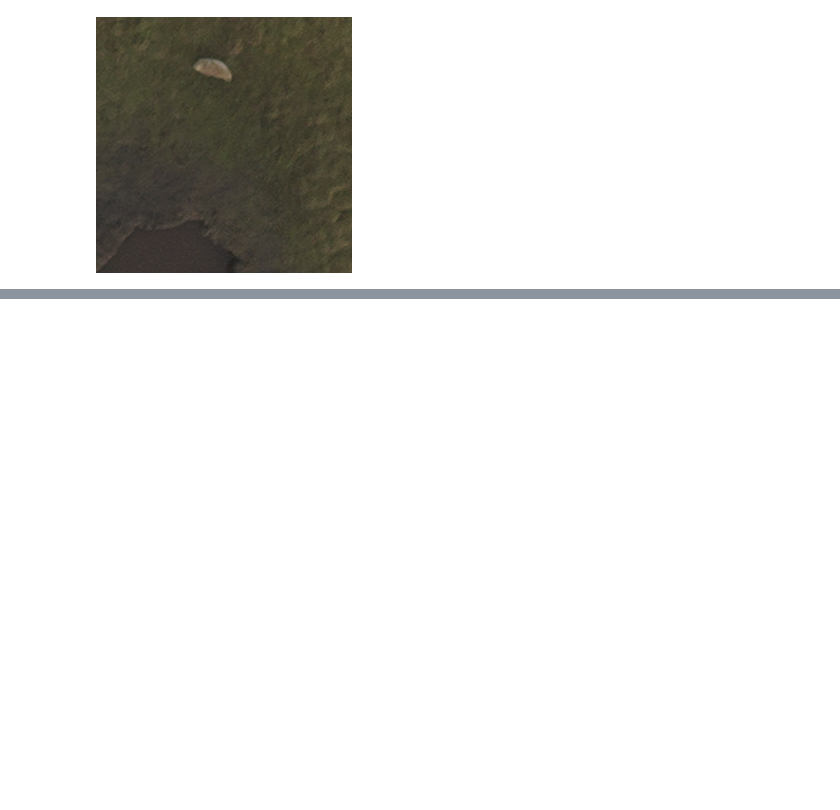
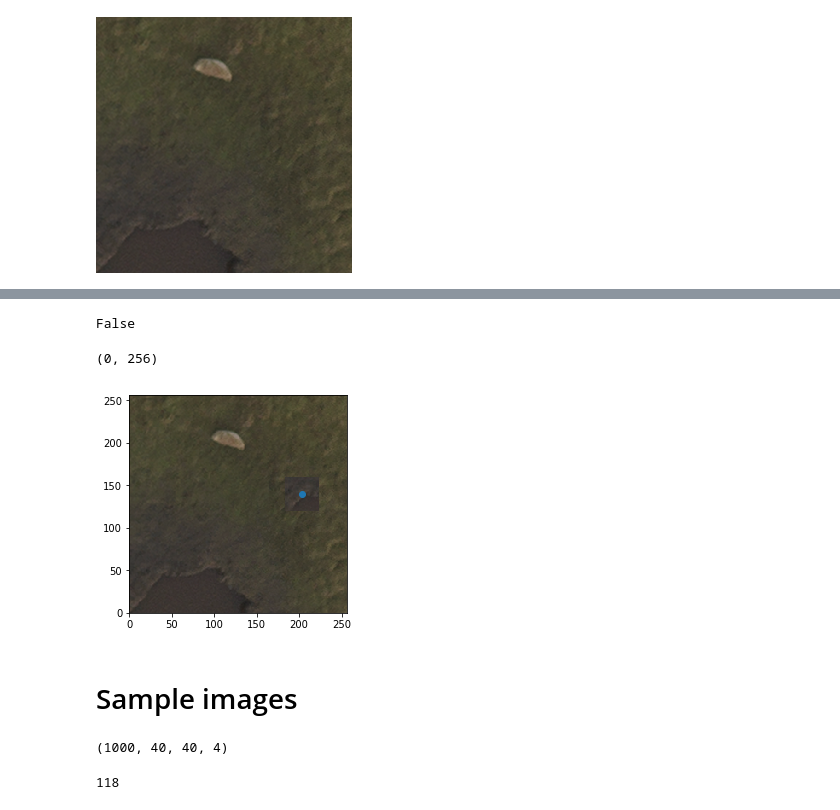
Before and after one commit to alex-schaaf/savewally, a Jupyter notebook: window_size.ipynb, the cells around one changed output, grey strips where cells are left out. Drawn from its saved outputs; the diff is of its cells as text; code cells hidden in the pictures; blank space fills up the shorter version.

```diff
--- a/window_size.ipynb
+++ b/window_size.ipynb
@@ -124,3 +146,0 @@ centroid
-# %%
-def box(c, dx, dy):
-    return c[0] - dx, c[0] + dx, c[1] - dy, c[1] + dy
@@ -152,17 +173,19 @@ i = -3
 img = images[i]
 patches = []
 seal_bool = []
-dx = 40
-dy = 40
+dx = 20
+dy = 20
+patches_box = []
 
 sealx, sealy = x_pixels[i], y_pixels[i]
+seal_box = do_box(sealx, sealy, dx, dy)
 
-for i in range(20):
-    x,y = (np.random.randint(0, 256 - dx),
-         np.random.randint(0, 256 - dy))
-    if sealx > x and sealx <= x + dx and sealy > y and sealy <= y + dy:
-        seal_bool.append(True)
-    else:
-        seal_bool.append(False)
-    # print(x,y)
-    patches.append(extract_patch(img, x, y, dx, dy))
+for j in range(1000):
+    x,y = (np.random.randint(dx, 256 - dx),
+           np.random.randint(dy, 256 - dy))
+
+    patch, patch_box = extract_patch(img, x, y, dx, dy)
+    patches.append(patch)
+    patches_box.append(patch_box)
+
+    seal_bool.append(overlap(seal_box, patch_box))
@@ -199,0 +198,24 @@ patch_shp = (20,20)
+# %%
+i = -2
+print(seal_bool[i])
+patch, bbox = extract_patch(img, x_pixels[i], y_pixels[i], 20, 20)
+plt.scatter(x_pixels[i], y_pixels[i])
+extent = bbox[0], bbox[2], bbox[1], bbox[3]
+plt.imshow(np.asarray(img)[::-1,:,:])
+plt.imshow(patches[i][::-1,:,:], extent=extent, alpha=1)
+plt.xlim(0,256)
+plt.ylim(0,256)
+# %% [output]
+False
+(0, 256)
+[figure, added]
+# %% [markdown]
+# Sample images
+# %%
+np.array(patches).shape
+# %% [output]
+(1000, 40, 40, 4)
+# %%
+np.count_nonzero(seal_bool)
+# %% [output]
+118
```
Also changed, not shown: parts of 21 cells of this notebook.
